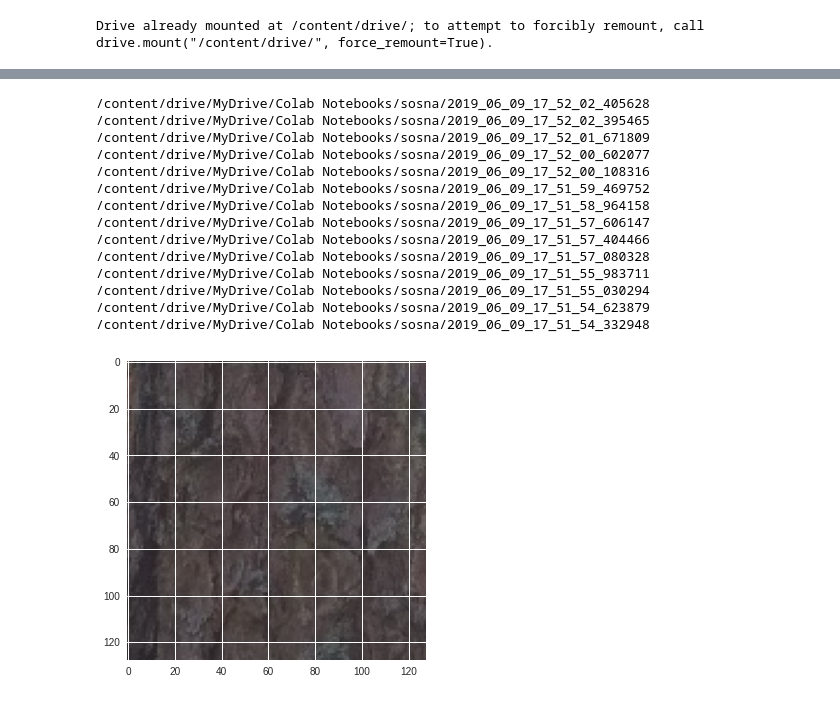
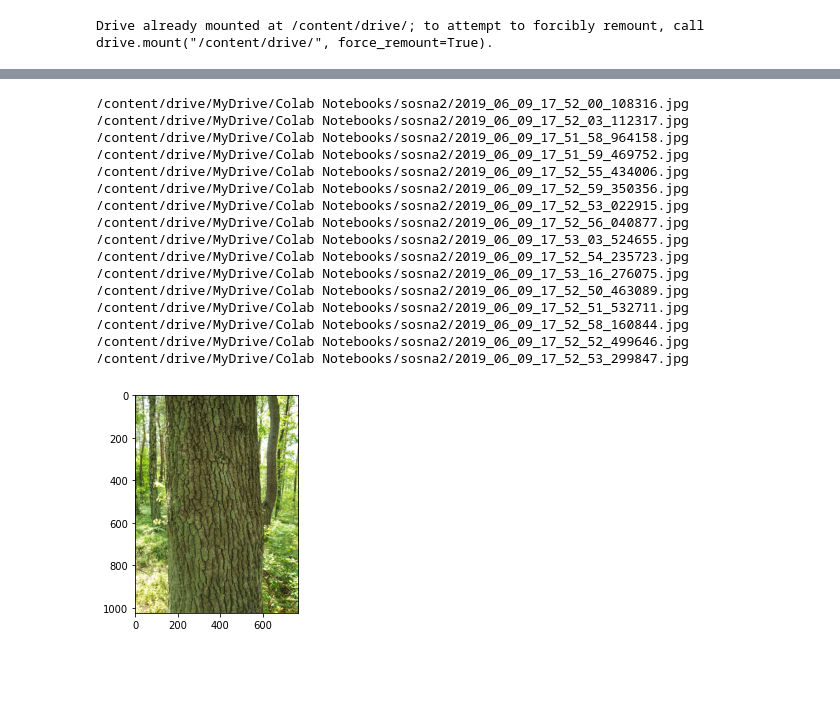
Before and after one commit to BartlomiejGus/BGRepository, a Jupyter notebook: IOB/IOB.ipynb, the cells around one changed output, grey strips where cells are left out. Saved outputs shown, nothing was run; the diff lists cells and outputs as text; code cells hidden in the pictures; blank space fills up the shorter version.

```diff
--- a/IOB/IOB.ipynb
+++ b/IOB/IOB.ipynb
@@ -288,16 +182,8 @@ for batch in datagen.flow(zdjecie, batch_size=1,
 # %%
-#Zliczanie zdjec sosny
-path_sosna = "/content/drive/MyDrive/Colab Notebooks/sosna/"
+#Zliczanie zdjec sosna
+path_sosna = "/content/drive/MyDrive/Colab Notebooks/sosna2/"
 
-lista_folderow_sosny = os.listdir(path_sosna)
-print("Liczba folderow zdjec sosna:", len(lista_folderow_sosny))
-liczba_zdjec_sosny = 0
-
-for a in lista_folderow_sosny:
-
-  path_aktualnie_sprawdzany = path_sosna + a
-  lista_plikow = os.listdir(path_aktualnie_sprawdzany)
-  liczba_zdjec_sosny = liczba_zdjec_sosny + len(lista_plikow)
-
-print("Liczba zdjec sosny:", liczba_zdjec_sosny)
+lista_zdjec_sosna = os.listdir(path_sosna)
+print("Liczba zdjec sosny:", len(lista_zdjec_sosna))
+liczba_zdjec_sosny = len(lista_zdjec_sosna)
 # %% [output]
@@ -464,47 +289,48 @@ plt.show()
 # %%
-#Dodanie do zbioru testowego sosny:
+#Dodanie do zbioru testowego sosna
 
 sosna_zbior_testowy = []
 
-index_ostatniego_folderu_dodanego = lista_folderow_sosny.index(aktualny_folder_walidujacy)
+index_ostatniego_pliku_dodanego = lista_zdjec_sosna.index(aktualny_plik_walidujacy)
 
 liczba_zdjec_sosny_w_zbiorze_testowym = 0
 
-for aktualny_folder_testowy in lista_folderow_sosny[index_ostatniego_folderu_dodanego+1:len(lista_folderow_sosny)]:
+for aktualny_plik_testowy in lista_zdjec_sosna[index_ostatniego_pliku_dodanego+1:len(lista_zdjec_sosna)]:
 
-  path_aktualnie_dodawany_folder = path_sosna + aktualny_folder_testowy
-  lista_plikow = os.listdir(path_aktualnie_dodawany_folder)
-  print(path_aktualnie_dodawany_folder)
+  path_aktualnie_dodawane_zdjecie = path_sosna + aktualny_plik_testowy
+  print(path_aktualnie_dodawane_zdjecie)
+  data = plt.imread(path_aktualnie_dodawane_zdjecie)
+  sosna_zbior_testowy.append(data.copy())
 
-  for aktualny_plik_testowy in lista_plikow:
+  liczba_zdjec_sosny_w_zbiorze_testowym += 1
 
-    path_aktualnie_dodawne_zdjecie = path_aktualnie_dodawany_folder +"/"+ aktualny_plik_testowy
-    data = plt.imread(path_aktualnie_dodawne_zdjecie)
-    sosna_zbior_testowy.append(data.copy())
+# print("Ostatni dodany folder:", aktualny_folder_uczacy)
+# print("Ostatni dodane zdjecie:",aktualny_plik_uczacy_2)
+# print("Liczba dodanych zdjec do zbioru uczacego:", liczba_zdjec_debow_w_zbiorze_uczacym)
 
-    liczba_zdjec_sosny_w_zbiorze_testowym += 1
-
-sosna_zbior_testowy = np.asarray(sosna_zbior_testowy)
+sosna_zbior_testowy = np.asarray(dab_zbior_testowy)
 
 #Wyswietlenie przykladowego zdjecia:
 plt.imshow(sosna_zbior_testowy[0])
 plt.show()
 # %% [output]
-/content/drive/MyDrive/Colab Notebooks/sosna/2019_06_09_17_52_02_405628
-/content/drive/MyDrive/Colab Notebooks/sosna/2019_06_09_17_52_02_395465
-/content/drive/MyDrive/Colab Notebooks/sosna/2019_06_09_17_52_01_671809
-/content/drive/MyDrive/Colab Notebooks/sosna/2019_06_09_17_52_00_602077
-/content/drive/MyDrive/Colab Notebooks/sosna/2019_06_09_17_52_00_108316
-/content/drive/MyDrive/Colab Notebooks/sosna/2019_06_09_17_51_59_469752
-/content/drive/MyDrive/Colab Notebooks/sosna/2019_06_09_17_51_58_964158
-/content/drive/MyDrive/Colab Notebooks/sosna/2019_06_09_17_51_57_606147
-/content/drive/MyDrive/Colab Notebooks/sosna/2019_06_09_17_51_57_404466
-/content/drive/MyDrive/Colab Notebooks/sosna/2019_06_09_17_51_57_080328
-/content/drive/MyDrive/Colab Notebooks/sosna/2019_06_09_17_51_55_983711
-/content/drive/MyDrive/Colab Notebooks/sosna/2019_06_09_17_51_55_030294
-/content/drive/MyDrive/Colab Notebooks/sosna/2019_06_09_17_51_54_623879
-/content/drive/MyDrive/Colab Notebooks/sosna/2019_06_09_17_51_54_332948
+/content/drive/MyDrive/Colab Notebooks/sosna2/2019_06_09_17_52_00_108316.jpg
+/content/drive/MyDrive/Colab Notebooks/sosna2/2019_06_09_17_52_03_112317.jpg
+/content/drive/MyDrive/Colab Notebooks/sosna2/2019_06_09_17_51_58_964158.jpg
+/content/drive/MyDrive/Colab Notebooks/sosna2/2019_06_09_17_51_59_469752.jpg
+/content/drive/MyDrive/Colab Notebooks/sosna2/2019_06_09_17_52_55_434006.jpg
+/content/drive/MyDrive/Colab Notebooks/sosna2/2019_06_09_17_52_59_350356.jpg
+/content/drive/MyDrive/Colab Notebooks/sosna2/2019_06_09_17_52_53_022915.jpg
+/content/drive/MyDrive/Colab Notebooks/sosna2/2019_06_09_17_52_56_040877.jpg
+/content/drive/MyDrive/Colab Notebooks/sosna2/2019_06_09_17_53_03_524655.jpg
+/content/drive/MyDrive/Colab Notebooks/sosna2/2019_06_09_17_52_54_235723.jpg
+/content/drive/MyDrive/Colab Notebooks/sosna2/2019_06_09_17_53_16_276075.jpg
+/content/drive/MyDrive/Colab Notebooks/sosna2/2019_06_09_17_52_50_463089.jpg
+/content/drive/MyDrive/Colab Notebooks/sosna2/2019_06_09_17_52_51_532711.jpg
+/content/drive/MyDrive/Colab Notebooks/sosna2/2019_06_09_17_52_58_160844.jpg
+/content/drive/MyDrive/Colab Notebooks/sosna2/2019_06_09_17_52_52_499646.jpg
+/content/drive/MyDrive/Colab Notebooks/sosna2/2019_06_09_17_52_53_299847.jpg
-[figure, old version]
+[figure, new version]
 # %%
 # Faktyczny podzial sosna
 
```
Also changed, not shown: parts of 18 cells of this notebook, 2 other files.
